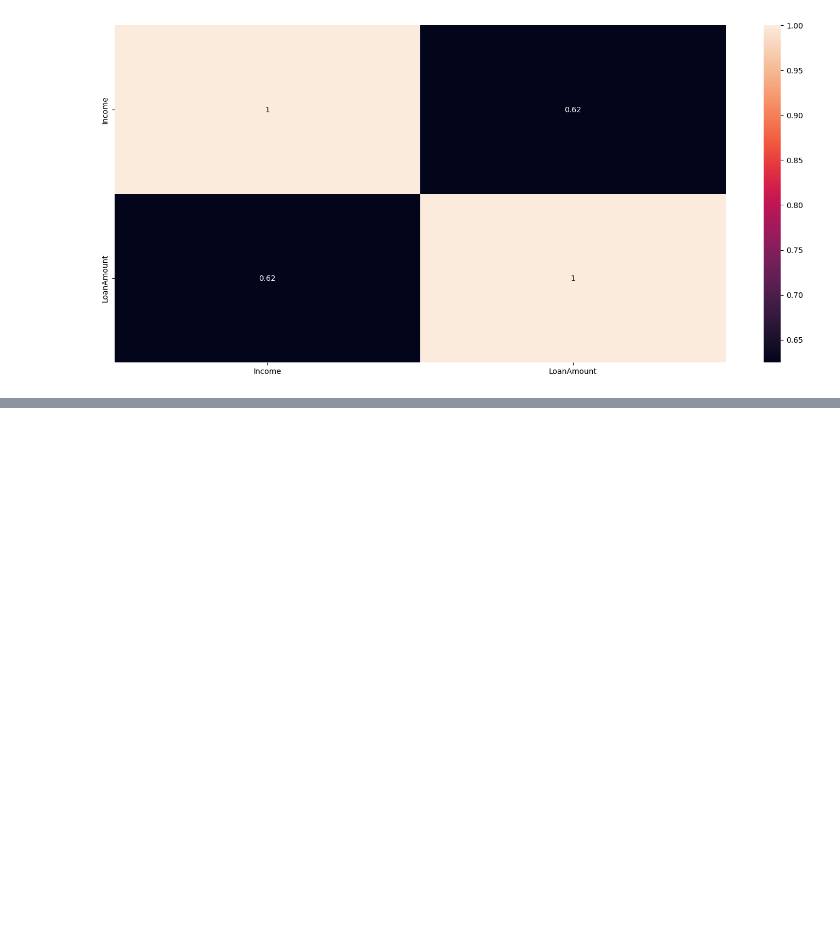
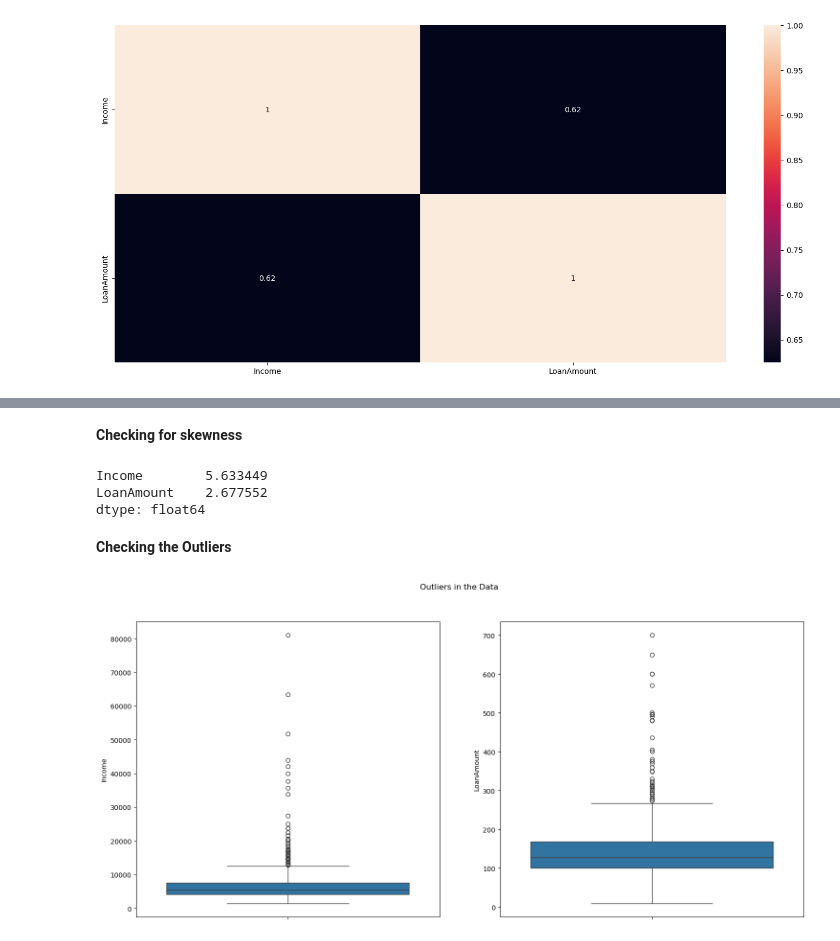
Before and after one commit to darshan-dalvi/Loan-Eligible-Status, a Jupyter notebook: loan.ipynb, the cells around one changed output, grey strips where cells are left out. Drawn from its saved outputs; the diff is of its cells as text; code cells hidden in the pictures; blank space fills up the shorter version.

```diff
--- a/loan.ipynb
+++ b/loan.ipynb
@@ -282,0 +343,23 @@ plt.show()
+# %% [markdown]
+**Checking for skewness**
+# %%
+data[continous].skew()
+# %% [output]
+Income        5.633449
+LoanAmount    2.677552
+dtype: float64
+# %% [markdown]
+**Checking the Outliers**
+# %%
+# Visulize using boxplot
+
+plt.subplot(1,2,1)
+sns.boxplot(data['Income'])
+
+plt.subplot(1,2,2)
+sns.boxplot(data['LoanAmount'])
+
+plt.suptitle('Outliers in the Data')
+plt.show()
+# %% [output]
+[figure, added]
```
Also changed, not shown: parts of 51 cells of this notebook.
